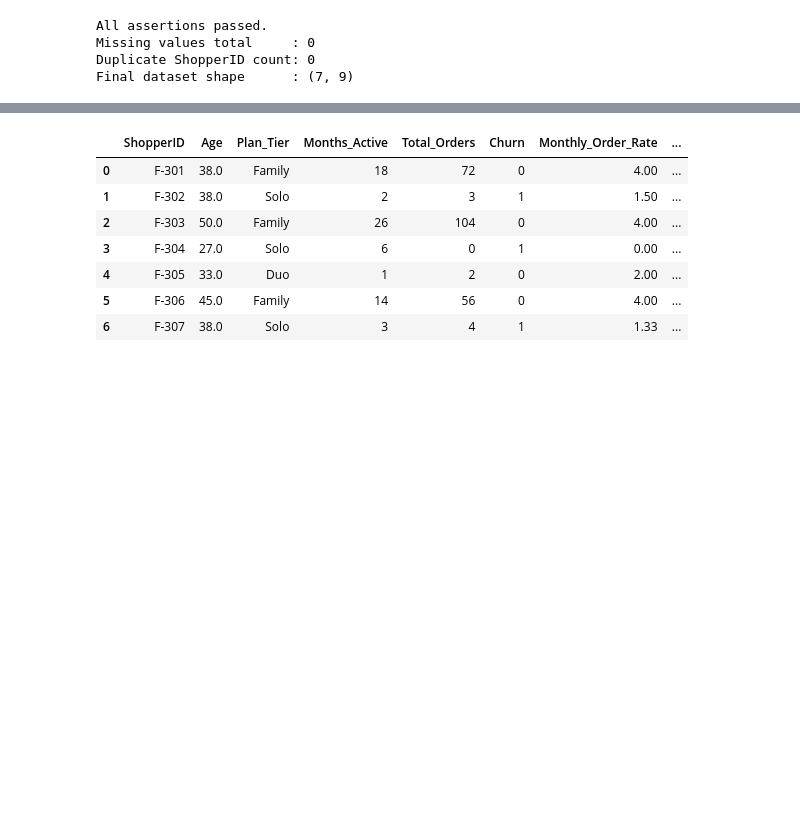
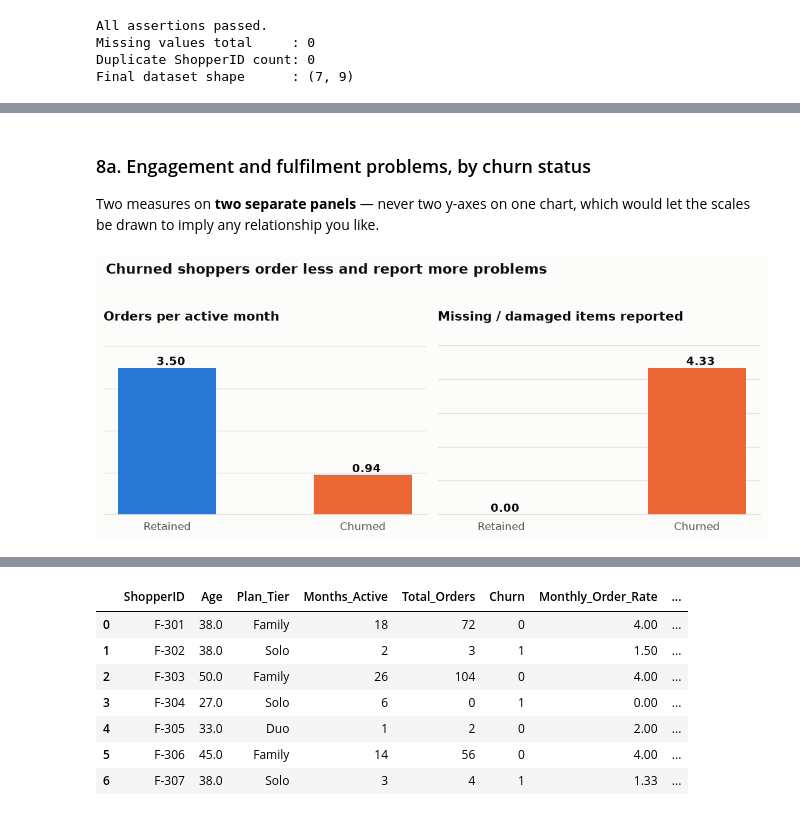
Before and after one commit to isratjahan829/Data-Visualization, a Jupyter notebook: FreshCart_Lab2_Data_Cleaning_Integration_Exploration.ipynb, the cells around one changed output, grey strips where cells are left out. Drawn from its saved outputs; the diff is of its cells as text; code cells hidden in the pictures; blank space fills up the shorter version.

```diff
--- a/FreshCart_Lab2_Data_Cleaning_Integration_Exploration.ipynb
+++ b/FreshCart_Lab2_Data_Cleaning_Integration_Exploration.ipynb
@@ -344,0 +407,36 @@ Final dataset shape      : (7, 9)
+# %% [markdown]
+### 8a. Engagement and fulfilment problems, by churn status
+
+Two measures on **two separate panels** — never two y-axes on one chart, which would let the
+scales be drawn to imply any relationship you like.
+# %%
+summary = merged.groupby("Churn")[["Monthly_Order_Rate", "Missing_Items_Reported"]].mean()
+
+fig, axes = plt.subplots(1, 2, figsize=(9, 3.8))
+panels = [
+    ("Monthly_Order_Rate", "Orders per active month", "{:.2f}"),
+    ("Missing_Items_Reported", "Missing / damaged items reported", "{:.2f}"),
+]
+
+for ax, (col, title, fmt) in zip(axes, panels):
+    vals = summary[col]
+    x = range(len(vals))
+    colors = [CHURN_COLORS[i] for i in vals.index]
+    bars = ax.bar(x, vals.values, width=0.5, color=colors, zorder=3)
+    for rect, v in zip(bars, vals.values):
+        ax.text(rect.get_x() + rect.get_width() / 2, v, f"  {fmt.format(v)}",
+                ha="center", va="bottom", fontsize=11, fontweight="bold", color=INK)
+    ax.set_xticks(list(x))
+    ax.set_xticklabels([CHURN_LABELS[i] for i in vals.index])
+    ax.set_title(title)
+    ax.set_ylim(0, max(vals.max() * 1.25, 0.5))
+    ax.set_yticklabels([])
+    tidy(ax)
+
+fig.suptitle("Churned shoppers order less and report more problems",
+             x=0.02, ha="left", fontsize=13, fontweight="bold", color=INK)
+fig.tight_layout(rect=[0, 0, 1, 0.94])
+fig.savefig("chart_1_churn_averages.png", bbox_inches="tight")
+plt.show()
+# %% [output]
+[figure, added]
```
Also changed, not shown: parts of 12 cells of this notebook, 5 other files.
